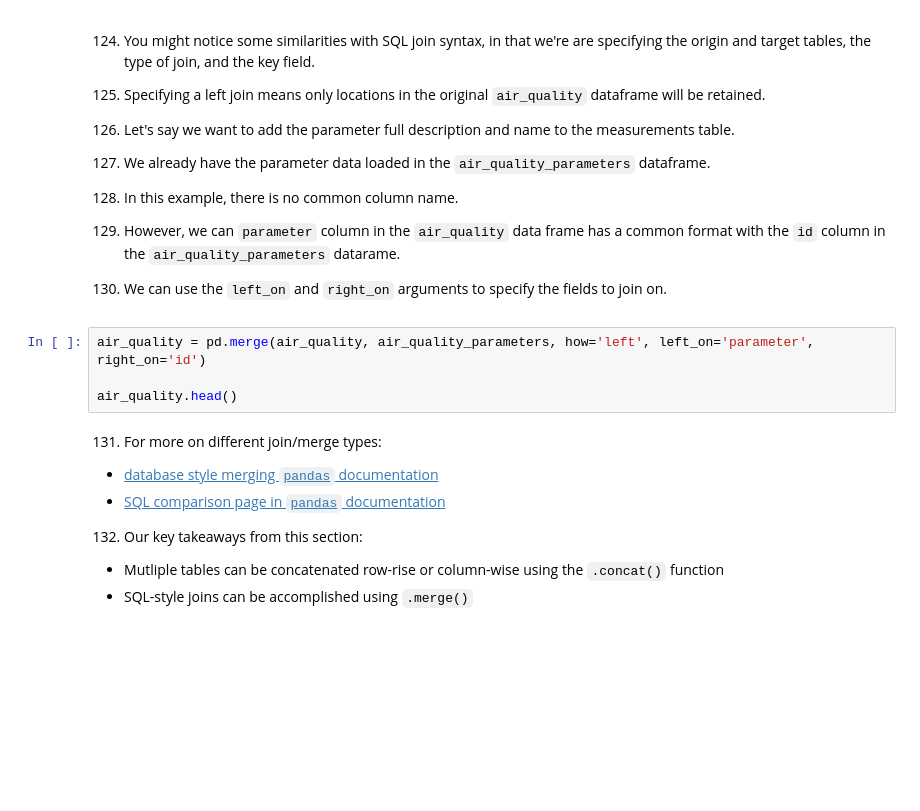
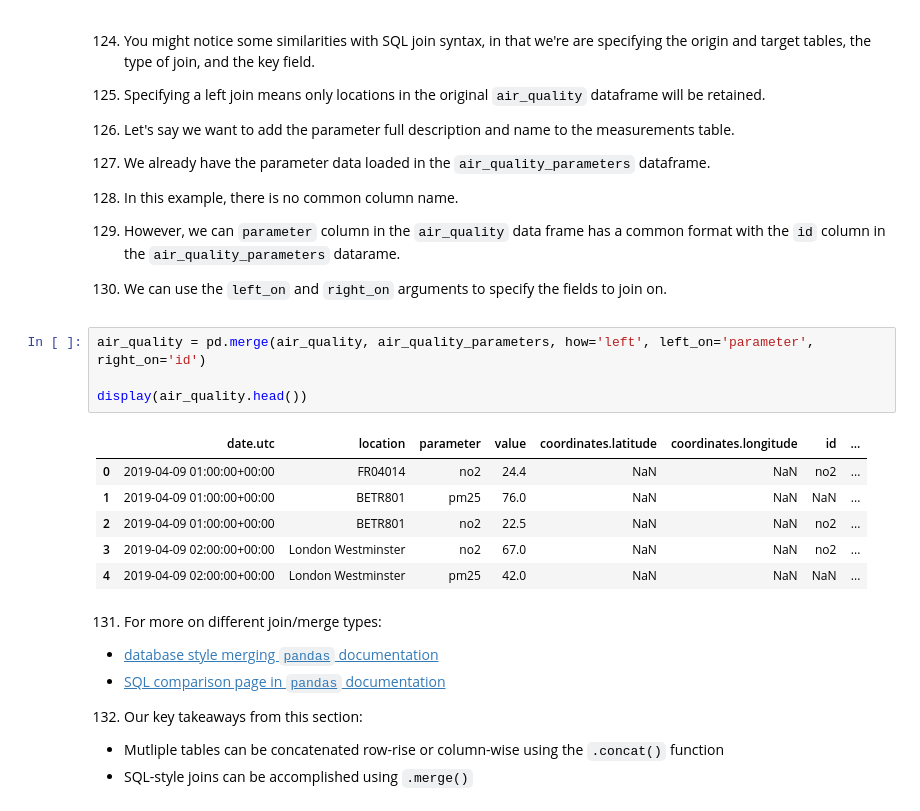
Before and after one commit to kwaldenphd/eda-pandas, a Jupyter notebook: eda-pandas.ipynb, the cells around one changed output. Cells and saved outputs as stored; diff of their text form; blank space fills up the shorter version.

```diff
--- a/eda-pandas.ipynb
+++ b/eda-pandas.ipynb
@@ -506,7 +731,14 @@ air_quality.head()
 # %%
 air_quality = pd.merge(air_quality, air_quality_parameters, how='left', left_on='parameter', right_on='id')
 
-air_quality.head()
+display(air_quality.head())
+# %% [output]
+|  | date.utc | location | parameter | value | coordinates.latitude | coordinates.longitude | id | ... |
+| 0 | 2019-04-09 01:00:00+00:00 | FR04014 | no2 | 24.4 | NaN | NaN | no2 | ... |
+| 1 | 2019-04-09 01:00:00+00:00 | BETR801 | pm25 | 76.0 | NaN | NaN | NaN | ... |
+| 2 | 2019-04-09 01:00:00+00:00 | BETR801 | no2 | 22.5 | NaN | NaN | no2 | ... |
+| 3 | 2019-04-09 02:00:00+00:00 | London Westminster | no2 | 67.0 | NaN | NaN | no2 | ... |
+| 4 | 2019-04-09 02:00:00+00:00 | London Westminster | pm25 | 42.0 | NaN | NaN | NaN | ... |
 # %% [markdown]
 131. For more on different join/merge types:
 - [database style merging `pandas` documentation](https://pandas.pydata.org/pandas-docs/stable/user_guide/merging.html#merging-join)
```
Also changed, not shown: parts of 36 cells of this notebook, 1 other file.
